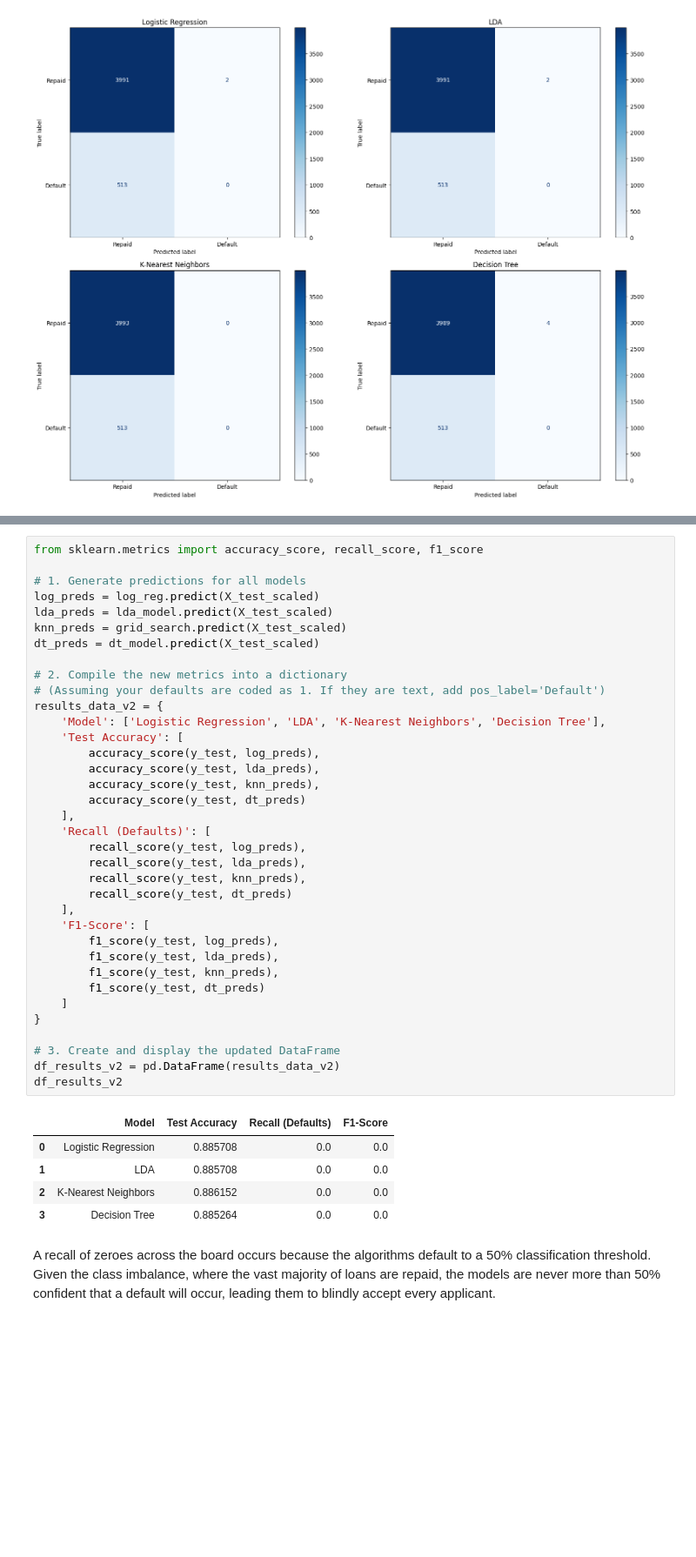
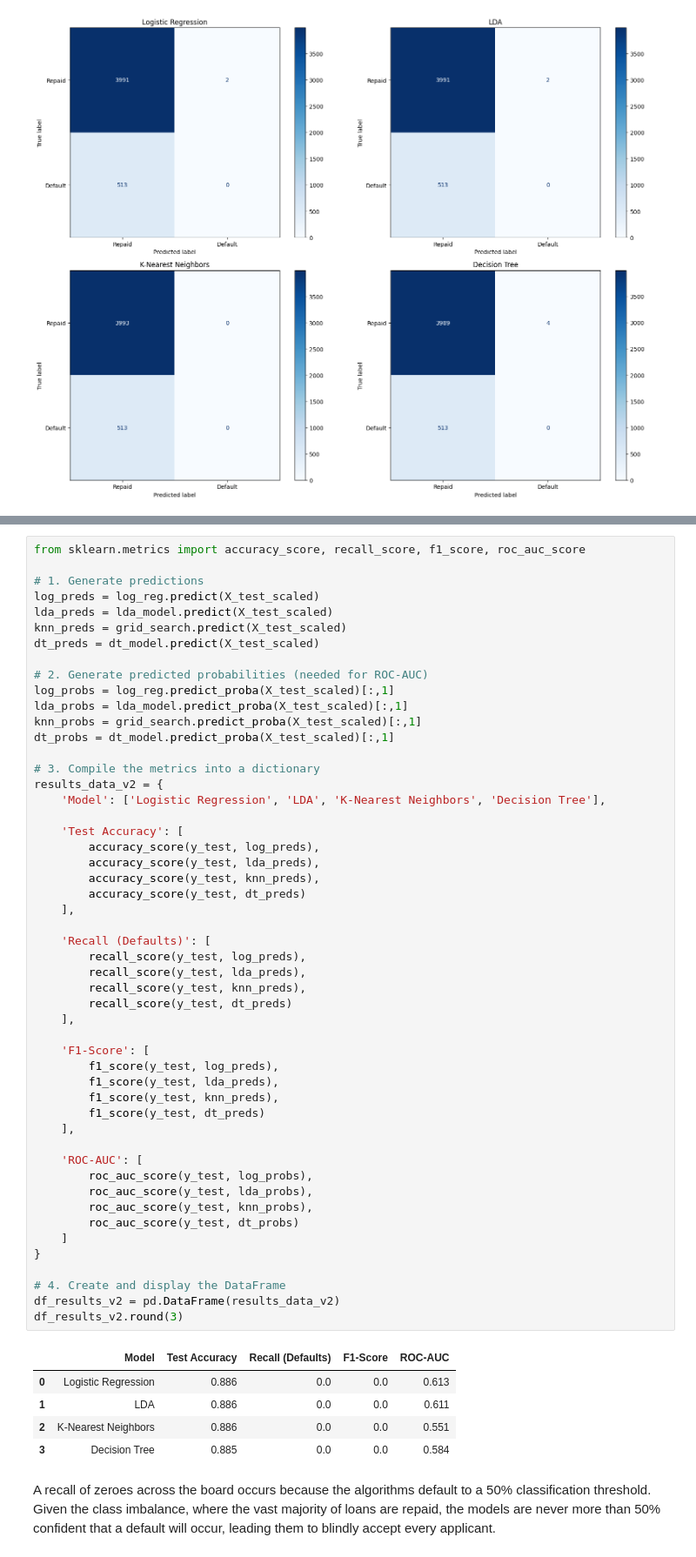
Before and after one commit to yangke34/RSM338-Assignment-5, a Jupyter notebook: RSM338 Assignment 5.ipynb, the cells around one changed output, grey strips where cells are left out. Shown at 87% size. Cells and saved outputs as stored; diff of their text form; blank space fills up the shorter version.

```diff
--- a/RSM338 Assignment 5.ipynb
+++ b/RSM338 Assignment 5.ipynb
@@ -400,45 +401,60 @@ We have also incorporated the F1-Score to provide a balanced measure of the mode
 # %%
-from sklearn.metrics import accuracy_score, recall_score, f1_score
+from sklearn.metrics import accuracy_score, recall_score, f1_score, roc_auc_score
 
-# 1. Generate predictions for all models
+# 1. Generate predictions
 log_preds = log_reg.predict(X_test_scaled)
 lda_preds = lda_model.predict(X_test_scaled)
 knn_preds = grid_search.predict(X_test_scaled)
 dt_preds = dt_model.predict(X_test_scaled)
 
-# 2. Compile the new metrics into a dictionary
-# (Assuming your defaults are coded as 1. If they are text, add pos_label='Default')
+# 2. Generate predicted probabilities (needed for ROC-AUC)
+log_probs = log_reg.predict_proba(X_test_scaled)[:,1]
+lda_probs = lda_model.predict_proba(X_test_scaled)[:,1]
+knn_probs = grid_search.predict_proba(X_test_scaled)[:,1]
+dt_probs = dt_model.predict_proba(X_test_scaled)[:,1]
+
+# 3. Compile the metrics into a dictionary
 results_data_v2 = {
     'Model': ['Logistic Regression', 'LDA', 'K-Nearest Neighbors', 'Decision Tree'],
+
     'Test Accuracy': [
         accuracy_score(y_test, log_preds),
         accuracy_score(y_test, lda_preds),
         accuracy_score(y_test, knn_preds),
         accuracy_score(y_test, dt_preds)
     ],
+
     'Recall (Defaults)': [
         recall_score(y_test, log_preds),
         recall_score(y_test, lda_preds),
         recall_score(y_test, knn_preds),
         recall_score(y_test, dt_preds)
     ],
+
     'F1-Score': [
         f1_score(y_test, log_preds),
         f1_score(y_test, lda_preds),
         f1_score(y_test, knn_preds),
         f1_score(y_test, dt_preds)
+    ],
+
+    'ROC-AUC': [
+        roc_auc_score(y_test, log_probs),
+        roc_auc_score(y_test, lda_probs),
+        roc_auc_score(y_test, knn_probs),
+        roc_auc_score(y_test, dt_probs)
     ]
 }
 
-# 3. Create and display the updated DataFrame
+# 4. Create and display the DataFrame
 df_results_v2 = pd.DataFrame(results_data_v2)
-df_results_v2
+df_results_v2.round(3)
 # %% [output]
-|  | Model | Test Accuracy | Recall (Defaults) | F1-Score |
-| 0 | Logistic Regression | 0.885708 | 0.0 | 0.0 |
-| 1 | LDA | 0.885708 | 0.0 | 0.0 |
-| 2 | K-Nearest Neighbors | 0.886152 | 0.0 | 0.0 |
-| 3 | Decision Tree | 0.885264 | 0.0 | 0.0 |
+|  | Model | Test Accuracy | Recall (Defaults) | F1-Score | ROC-AUC |
+| 0 | Logistic Regression | 0.886 | 0.0 | 0.0 | 0.613 |
+| 1 | LDA | 0.886 | 0.0 | 0.0 | 0.611 |
+| 2 | K-Nearest Neighbors | 0.886 | 0.0 | 0.0 | 0.551 |
+| 3 | Decision Tree | 0.885 | 0.0 | 0.0 | 0.584 |
 # %% [markdown]
 A recall of zeroes across the board occurs because the algorithms default to a 50% classification threshold. Given the class imbalance, where the vast majority of loans are repaid, the models are never more than 50% confident that a default will occur, leading them to blindly accept every applicant.
 # %% [markdown]
```
Also changed, not shown: parts of 11 cells of this notebook.
